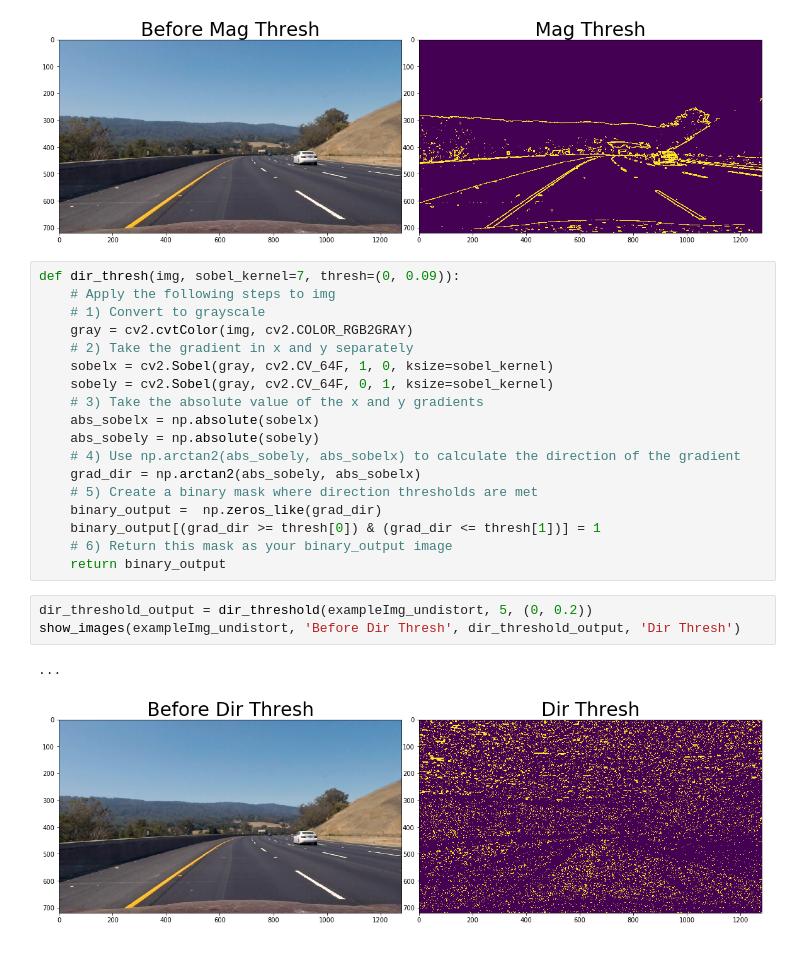
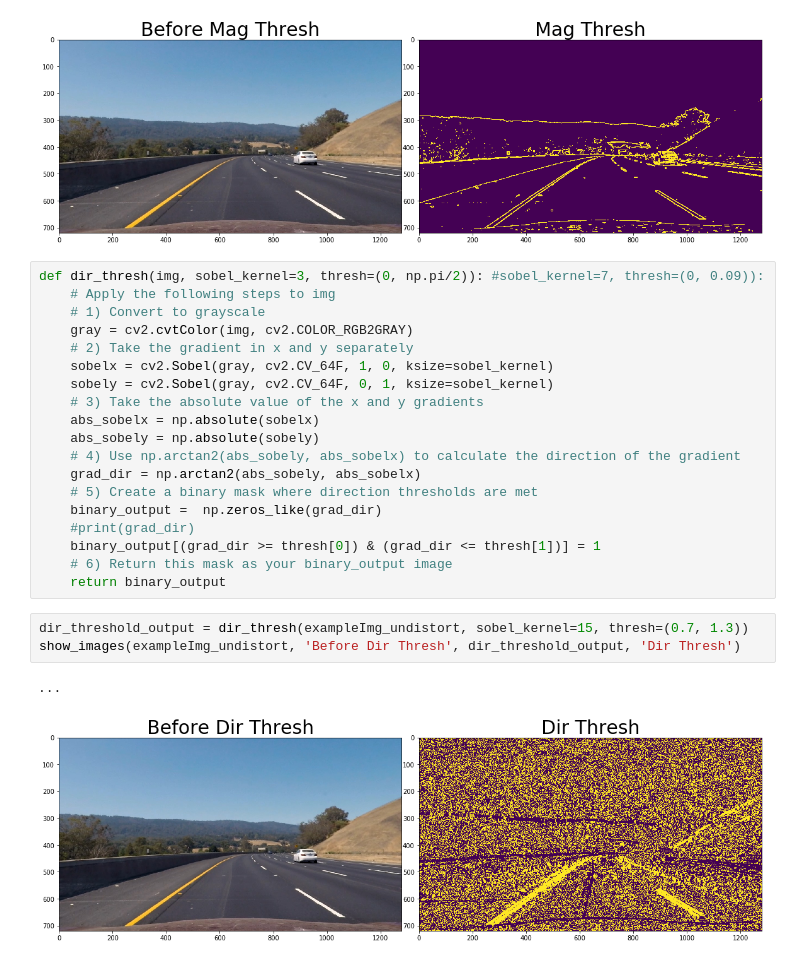
Before and after one commit to sethbunke/CarND-Advanced-Lane-Lines, a Jupyter notebook: sol1-b.ipynb, the cells around one changed output. Cells and saved outputs as stored; diff of their text form.

Commit message:
dir threshold

```diff
--- a/sol1-b.ipynb
+++ b/sol1-b.ipynb
@@ -160,7 +160,7 @@ show_images(exampleImg_undistort, 'Before Mag Thresh', mag_thresh_output, 'Mag T
 ...
 [figure]
 # %%
-def dir_thresh(img, sobel_kernel=7, thresh=(0, 0.09)):
+def dir_thresh(img, sobel_kernel=3, thresh=(0, np.pi/2)): #sobel_kernel=7, thresh=(0, 0.09)):
     # Apply the following steps to img
     # 1) Convert to grayscale
     gray = cv2.cvtColor(img, cv2.COLOR_RGB2GRAY)
@@ -174,12 +174,13 @@ def dir_thresh(img, sobel_kernel=7, thresh=(0, 0.09)):
     grad_dir = np.arctan2(abs_sobely, abs_sobelx)
     # 5) Create a binary mask where direction thresholds are met
     binary_output =  np.zeros_like(grad_dir)
+    #print(grad_dir)
     binary_output[(grad_dir >= thresh[0]) & (grad_dir <= thresh[1])] = 1
     # 6) Return this mask as your binary_output image
     return binary_output
 # %%
-dir_threshold_output = dir_threshold(exampleImg_undistort, 5, (0, 0.2))
+dir_threshold_output = dir_thresh(exampleImg_undistort, sobel_kernel=15, thresh=(0.7, 1.3))
 show_images(exampleImg_undistort, 'Before Dir Thresh', dir_threshold_output, 'Dir Thresh')
 # %% [output]
 ...
-[figure, old version]
+[figure, new version]
```
